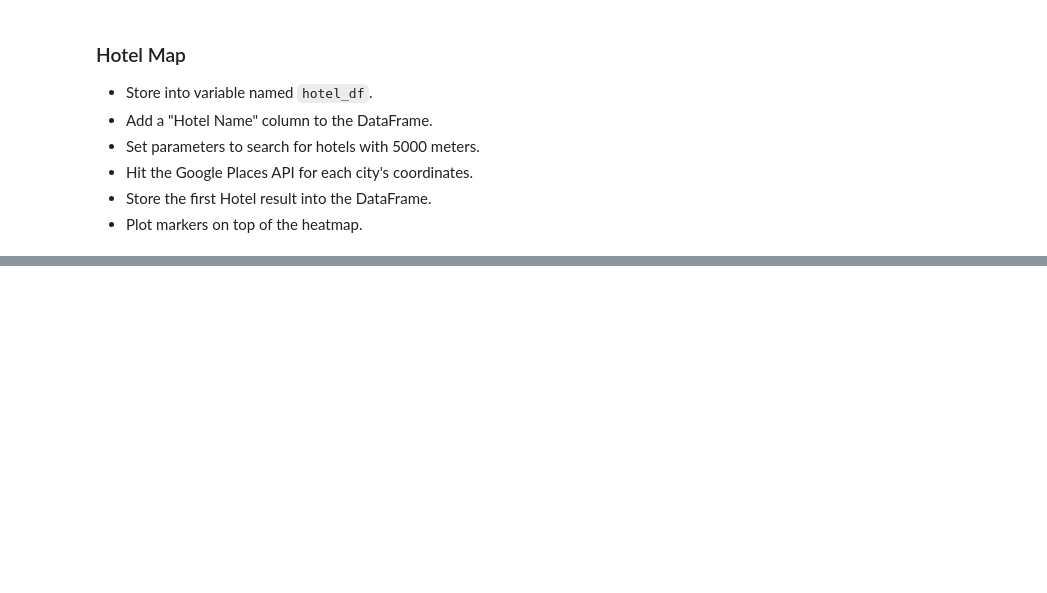
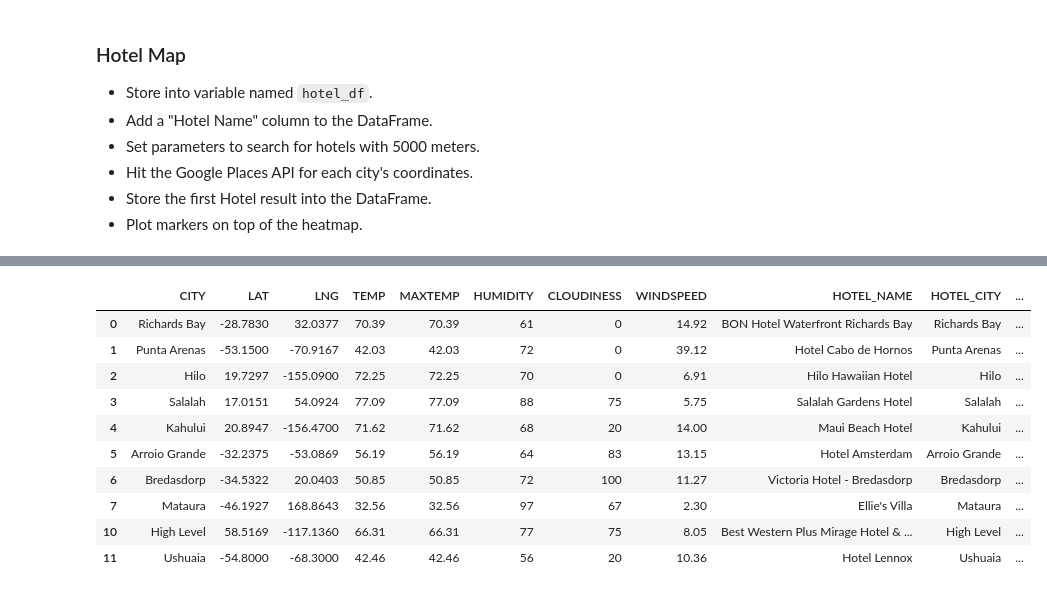
Before and after one commit to billthedataguy/python-api-challenge, a Jupyter notebook: starter_code/VacationPy.ipynb, the cells around one changed output, grey strips where cells are left out. Saved outputs shown, nothing was run; the diff lists cells and outputs as text; code cells hidden in the pictures; blank space fills up the shorter version.

```diff
--- a/starter_code/VacationPy.ipynb
+++ b/starter_code/VacationPy.ipynb
@@ -102,3 +100,11 @@ fig
 * Hit the Google Places API for each city's coordinates.
 * Store the first Hotel result into the DataFrame.
 * Plot markers on top of the heatmap.
+# %%
+hotel_df = df.copy()
+
+hotel_df["HOTEL_NAME"] = "NULL"
+hotel_df["HOTEL_CITY"] = "NULL"
+hotel_df["HOTEL_COUNTRY"] = "NULL"
+
+hotel_df = hotel_df.head(10)
@@ -105,3 +172,19 @@ fig
+# %%
+df = hotel_df.loc[   hotel_df["HOTEL_NAME"] != "NULL", :]
+df.reset_index(drop=True)
+df
+# %% [output]
+|  | CITY | LAT | LNG | TEMP | MAXTEMP | HUMIDITY | CLOUDINESS | WINDSPEED | HOTEL_NAME | HOTEL_CITY | ... |
+| 0 | Richards Bay | -28.7830 | 32.0377 | 70.39 | 70.39 | 61 | 0 | 14.92 | BON Hotel Waterfront Richards Bay | Richards Bay | ... |
+| 1 | Punta Arenas | -53.1500 | -70.9167 | 42.03 | 42.03 | 72 | 0 | 39.12 | Hotel Cabo de Hornos | Punta Arenas | ... |
+| 2 | Hilo | 19.7297 | -155.0900 | 72.25 | 72.25 | 70 | 0 | 6.91 | Hilo Hawaiian Hotel | Hilo | ... |
+| 3 | Salalah | 17.0151 | 54.0924 | 77.09 | 77.09 | 88 | 75 | 5.75 | Salalah Gardens Hotel | Salalah | ... |
+| 4 | Kahului | 20.8947 | -156.4700 | 71.62 | 71.62 | 68 | 20 | 14.00 | Maui Beach Hotel | Kahului | ... |
+| 5 | Arroio Grande | -32.2375 | -53.0869 | 56.19 | 56.19 | 64 | 83 | 13.15 | Hotel Amsterdam | Arroio Grande | ... |
+| 6 | Bredasdorp | -34.5322 | 20.0403 | 50.85 | 50.85 | 72 | 100 | 11.27 | Victoria Hotel - Bredasdorp | Bredasdorp | ... |
+| 7 | Mataura | -46.1927 | 168.8643 | 32.56 | 32.56 | 97 | 67 | 2.30 | Ellie's Villa | Mataura | ... |
+| 10 | High Level | 58.5169 | -117.1360 | 66.31 | 66.31 | 77 | 75 | 8.05 | Best Western Plus Mirage Hotel & ... | High Level | ... |
+| 11 | Ushuaia | -54.8000 | -68.3000 | 42.46 | 42.46 | 56 | 20 | 10.36 | Hotel Lennox | Ushuaia | ... |
 # %%
 # NOTE: Do not change any of the code in this cell
 
```
Also changed, not shown: parts of 7 cells of this notebook.
